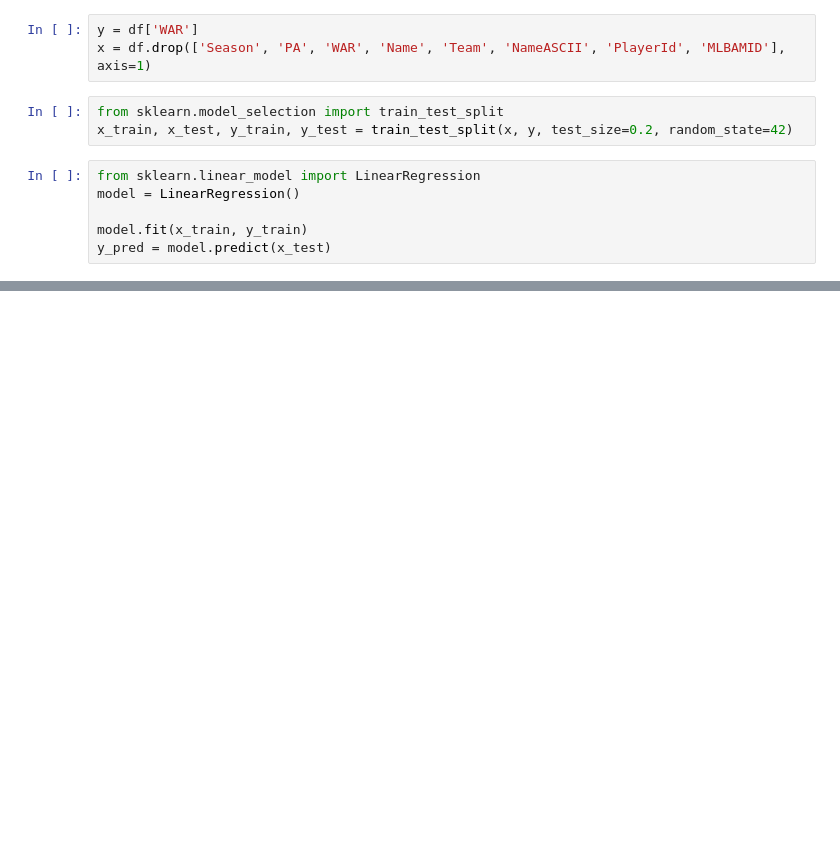
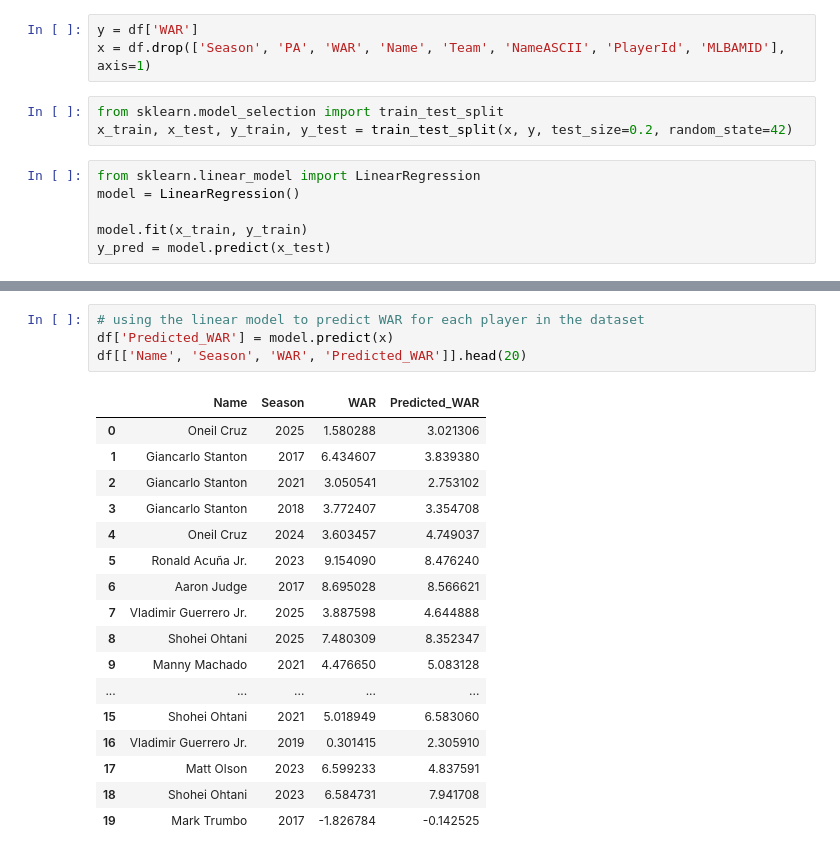
Before and after one commit to sieloffs/MLB-Analytics, a Jupyter notebook: WAR Modeling.ipynb, the cells around one changed output, grey strips where cells are left out. Saved outputs shown, nothing was run; the diff lists cells and outputs as text; blank space fills up the shorter version.

```diff
--- a/WAR Modeling.ipynb
+++ b/WAR Modeling.ipynb
@@ -73,0 +142,22 @@ plt.show()
+# %%
+# using the linear model to predict WAR for each player in the dataset
+df['Predicted_WAR'] = model.predict(x)
+df[['Name', 'Season', 'WAR', 'Predicted_WAR']].head(20)
+# %% [output]
+|  | Name | Season | WAR | Predicted_WAR |
+| 0 | Oneil Cruz | 2025 | 1.580288 | 3.021306 |
+| 1 | Giancarlo Stanton | 2017 | 6.434607 | 3.839380 |
+| 2 | Giancarlo Stanton | 2021 | 3.050541 | 2.753102 |
+| 3 | Giancarlo Stanton | 2018 | 3.772407 | 3.354708 |
+| 4 | Oneil Cruz | 2024 | 3.603457 | 4.749037 |
+| 5 | Ronald Acuña Jr. | 2023 | 9.154090 | 8.476240 |
+| 6 | Aaron Judge | 2017 | 8.695028 | 8.566621 |
+| 7 | Vladimir Guerrero Jr. | 2025 | 3.887598 | 4.644888 |
+| 8 | Shohei Ohtani | 2025 | 7.480309 | 8.352347 |
+| 9 | Manny Machado | 2021 | 4.476650 | 5.083128 |
+| ... | ... | ... | ... | ... |
+| 15 | Shohei Ohtani | 2021 | 5.018949 | 6.583060 |
+| 16 | Vladimir Guerrero Jr. | 2019 | 0.301415 | 2.305910 |
+| 17 | Matt Olson | 2023 | 6.599233 | 4.837591 |
+| 18 | Shohei Ohtani | 2023 | 6.584731 | 7.941708 |
+| 19 | Mark Trumbo | 2017 | -1.826784 | -0.142525 |
```
Also changed, not shown: parts of 11 cells of this notebook.
